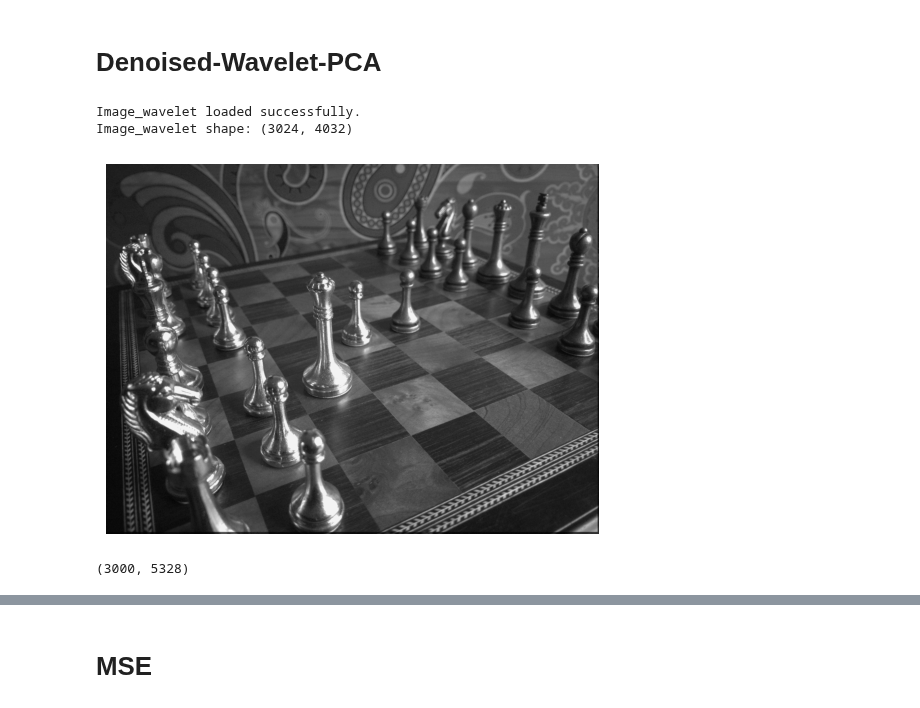
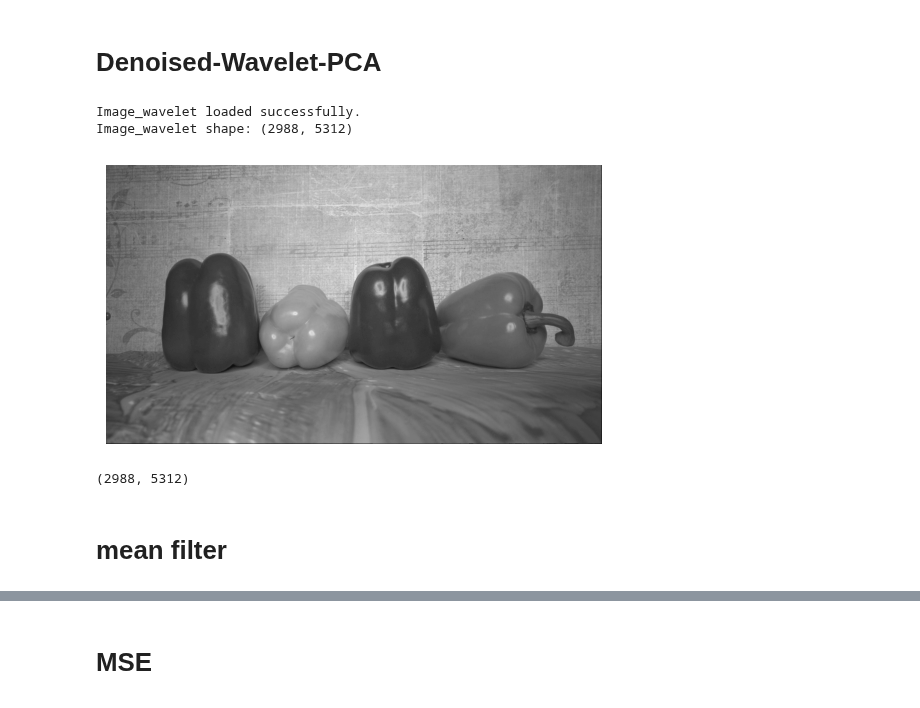
Before and after one commit to biswajit-github-2022/RKMVERI_2ND, a Jupyter notebook: class/ML/ML_project/work/MSE.ipynb, the cells around one changed output, grey strips where cells are left out. Drawn from its saved outputs; the diff is of its cells as text; code cells hidden in the pictures.

```diff
--- a/class/ML/ML_project/work/MSE.ipynb
+++ b/class/ML/ML_project/work/MSE.ipynb
@@ -154,27 +151,29 @@ image_KPCA.shape
 # Denoised-Wavelet-PCA
 # %%
 # image_path = f'/home/biswajitrana/Downloads/Data/Output_Data/wavelet/0098_NOISY_SRGB_010_coloured_inc.jpg'  # Change the file path accordingly
-image_path = f'/home/biswajitrana/Downloads/Data/OUTPUT/WAVELET/0088_NOISY_SRGB_010_coloured_corrected.jpg'  # Change the file path accordingly
+image_path = f"C:\\Users\\biswajit\\Downloads\\DAta\\Wavelet\\0098_NOISY_SRGB_010_coloured_inc_k.jpg"  # Change the file path accordingly
 
 # Read the image in grayscale
 image_wavelet = cv2.imread(image_path, cv2.IMREAD_GRAYSCALE)
 
 # Check if the image was successfully loaded
 if image_wavelet is not None:
     print("Image_wavelet loaded successfully.")
     print("Image_wavelet shape:", image_wavelet.shape)
 
     # Display the image
     plt.imshow(image_wavelet, cmap='gray')
     plt.axis('off')  # Hide axis
     plt.show()
 else:
     print("Failed to load the image_wavelet.")
 # %% [output]
 Image_wavelet loaded successfully.
-Image_wavelet shape: (3024, 4032)
+Image_wavelet shape: (2988, 5312)
-[figure, old version]
+[figure, new version]
 # %%
 image_wavelet.shape
 # %% [output]
-(3000, 5328)
+(2988, 5312)
+# %% [markdown]
+# mean filter
```
Also changed, not shown: parts of 26 cells of this notebook, 4 other files.
